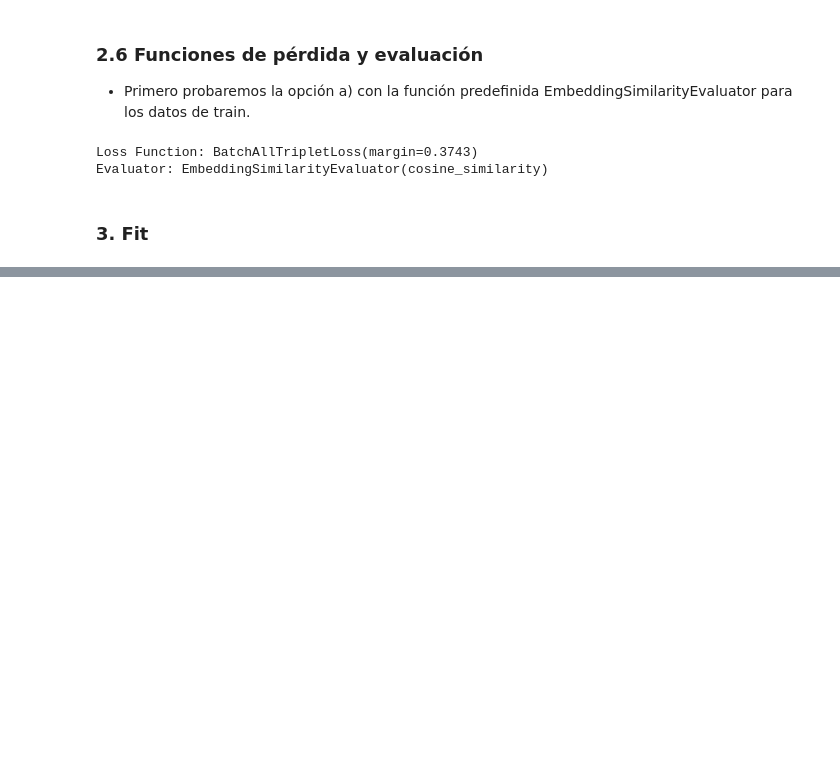
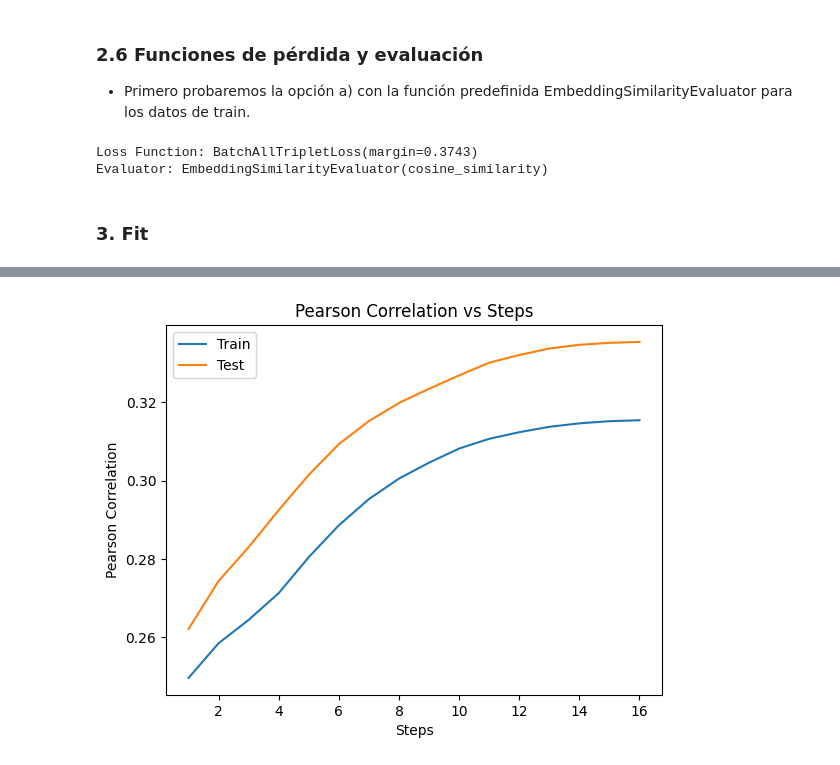
Before and after one commit to DgoMndez/DL-patogen-colab-DIIC, a Jupyter notebook: src/fine-tuning/evaluation/lprogress.ipynb, the cells around one changed output, grey strips where cells are left out. Cells and saved outputs as stored; diff of their text form; code cells hidden in the pictures; blank space fills up the shorter version.

Commit message:
prueba local 2 epochs, P=0.5% + plot pearson y spearman

```diff
--- a/src/fine-tuning/evaluation/lprogress.ipynb
+++ b/src/fine-tuning/evaluation/lprogress.ipynb
@@ -174,7 +174,7 @@ from torch.utils.data import DataLoader, Dataset
 from sentence_transformers import SentenceTransformer, SentencesDataset, losses, evaluation, InputExample
 
 PROFILING = True
-SAMPLEPERCENT = 0.2 if PROFILING else 1.0
+SAMPLEPERCENT = 0.005 if PROFILING else 1.0
 SEED = 42
 torch.manual_seed(SEED)
 
@@ -275,9 +280,9 @@ Evaluator: EmbeddingSimilarityEvaluator(cosine_similarity)
 # %% [markdown]
 ### 3. Fit
 # %%
-num_epochs = 5
+num_epochs = 2
 num_examples = len(dTrain)
-ev_steps = len(train_dataloader)//4 # 4 evaluations per epoch
+ev_steps = len(train_dataloader)//5 # 5 evaluations per epoch
 
 if not os.path.exists(SRCPATH + '/output'):
     os.makedirs(SRCPATH + '/output')
@@ -313,0 +328,11 @@ print(f"Execution time for model.fit: {execution_time:.2f} seconds")
+# %%
+# Cargar modelo de nuevo (se sobreescribe al hacer fit)
+bertmodel = SentenceTransformer(PRITAMDEKAMODEL)
+model = bertmodel
+
+# 1. Calcular score original
+
+EVPATH = SRCPATH + '/output/fine-tuned-bio-bert-ev/eval'
+scoreTrain = evaluatorTrain.__call__(model=bertmodel, output_path=EVPATH, epoch=0, steps=0)
+scoreTest = evaluatorTest.__call__(model=bertmodel, output_path=EVPATH, epoch=0, steps=0)
+print(f'Original score (spearman): {scoreTrain} (train), {scoreTest} (test)')
@@ -313,0 +341,72 @@ print(f"Execution time for model.fit: {execution_time:.2f} seconds")
+# %%
+# 2. Obtener los y=pearson, x=steps
+
+dfScoreTrain = pd.read_csv(EVPATH + '/similarity_evaluation_train_results.csv')
+dfScoreTest = pd.read_csv(EVPATH + '/similarity_evaluation_test_results.csv')
+
+xtrain = []
+ytrain = []
+xtest = []
+ytest = []
+ztrain = []
+ztest = []
+
+row = dfScoreTrain.where(dfScoreTrain['steps'] == 0).iterrows().__next__()
+x = row[1]['steps']*ev_steps + row[1]['epoch']*len(train_dataloader)
+y = row[1]['cosine_pearson']
+z = row[1]['cosine_spearman']
+xtrain.append(x)
+ytrain.append(y)
+ztrain.append(z)
+
+row = dfScoreTest.where(dfScoreTest['steps'] == 0).iterrows().__next__()
+x = row[1]['steps']*ev_steps + row[1]['epoch']*len(train_dataloader)
+y = row[1]['cosine_pearson']
+z = row[1]['cosine_spearman']
+xtrain.append(x)
+ytrain.append(y)
+ztrain.append(z)
+
+for row in dfScoreTrain.iterrows():
+    if row[1]['steps'] <= 0:
+        continue
+    x = row[1]['steps']*ev_steps + row[1]['epoch']*len(train_dataloader)
+    y = row[1]['cosine_pearson']
+    z = row[1]['cosine_spearman']
+    xtrain.append(x)
+    ytrain.append(y)
+    ztrain.append(z)
+
+for row in dfScoreTest.iterrows():
+    if row[1]['steps'] <= 0:
+        continue
+    x = row[1]['steps']*ev_steps + row[1]['epoch']*len(train_dataloader)
+    y = row[1]['cosine_pearson']
+    z = row[1]['cosine_spearman']
+    xtest.append(x)
+    ytest.append(y)
+    ztest.append(z)
+
+# 3. Graficar
+
+import matplotlib.pyplot as plt
+
+# Gráfica de correlación de Pearson
+plt.plot(xtrain, ytrain, label='Train')
+plt.plot(xtest, ytest, label='Test')
+plt.xlabel('Steps')
+plt.ylabel('Pearson Correlation')
+plt.title('Pearson Correlation vs Steps')
+plt.legend()
+plt.show()
+
+# Gráfica de correlación de Spearman
+plt.plot(xtrain, ztrain, label='Train')
+plt.plot(xtest, ztest, label='Test')
+plt.xlabel('Steps')
+plt.ylabel('Spearman Correlation')
+plt.title('Spearman Correlation vs Steps')
+plt.legend()
+plt.show()
+# %% [output]
+[figure, added]
```
Also changed, not shown: parts of 8 cells of this notebook.
